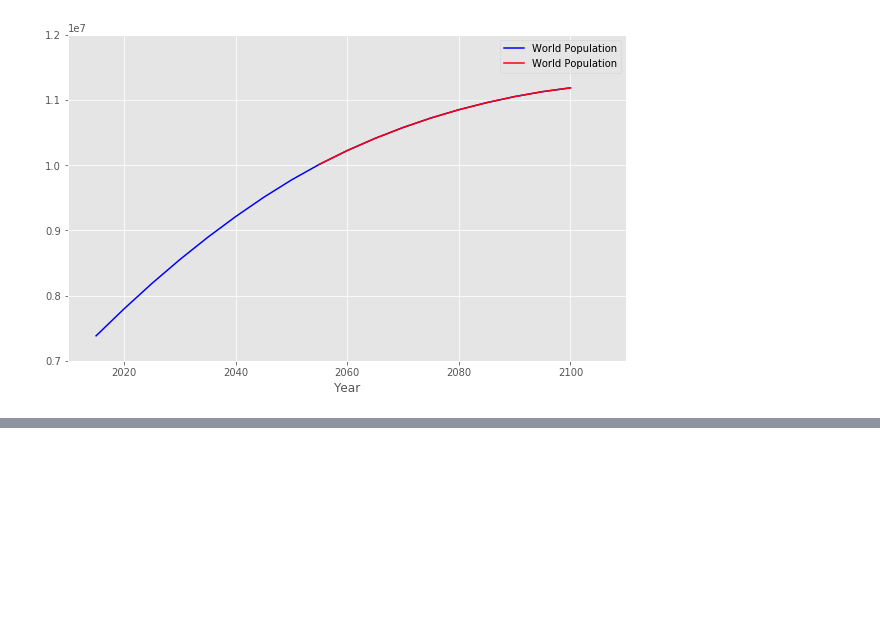
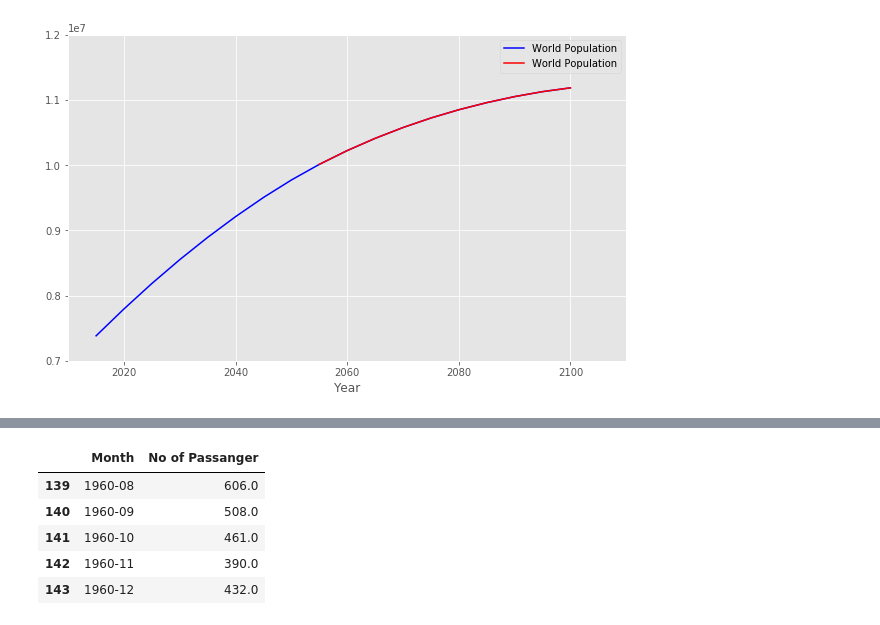
Before and after one commit to PacktPublishing/-Time-Series-Forecasting-with-Python-3.X, a Jupyter notebook: section 1/1.4Time Series Data Exploration.ipynb, the cells around one changed output, grey strips where cells are left out. Saved outputs shown, nothing was run; the diff lists cells and outputs as text; code cells hidden in the pictures; blank space fills up the shorter version.

```diff
--- a/section 1/1.4Time Series Data Exploration.ipynb
+++ b/section 1/1.4Time Series Data Exploration.ipynb
@@ -72,0 +99,9 @@ ax.set_ylim(7e6,12e6)
+# %%
+airline_df.tail()
+# %% [output]
+|  | Month | No of Passanger |
+| 139 | 1960-08 | 606.0 |
+| 140 | 1960-09 | 508.0 |
+| 141 | 1960-10 | 461.0 |
+| 142 | 1960-11 | 390.0 |
+| 143 | 1960-12 | 432.0 |
```
Also changed, not shown: parts of 10 cells of this notebook.
